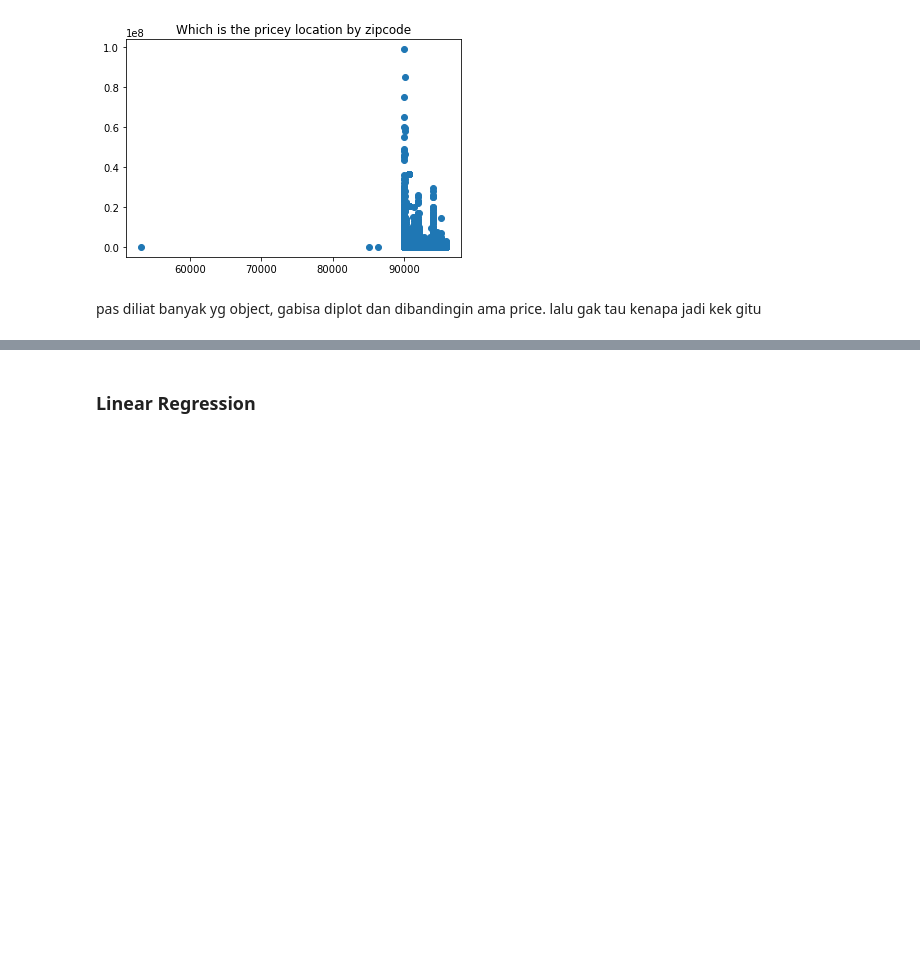
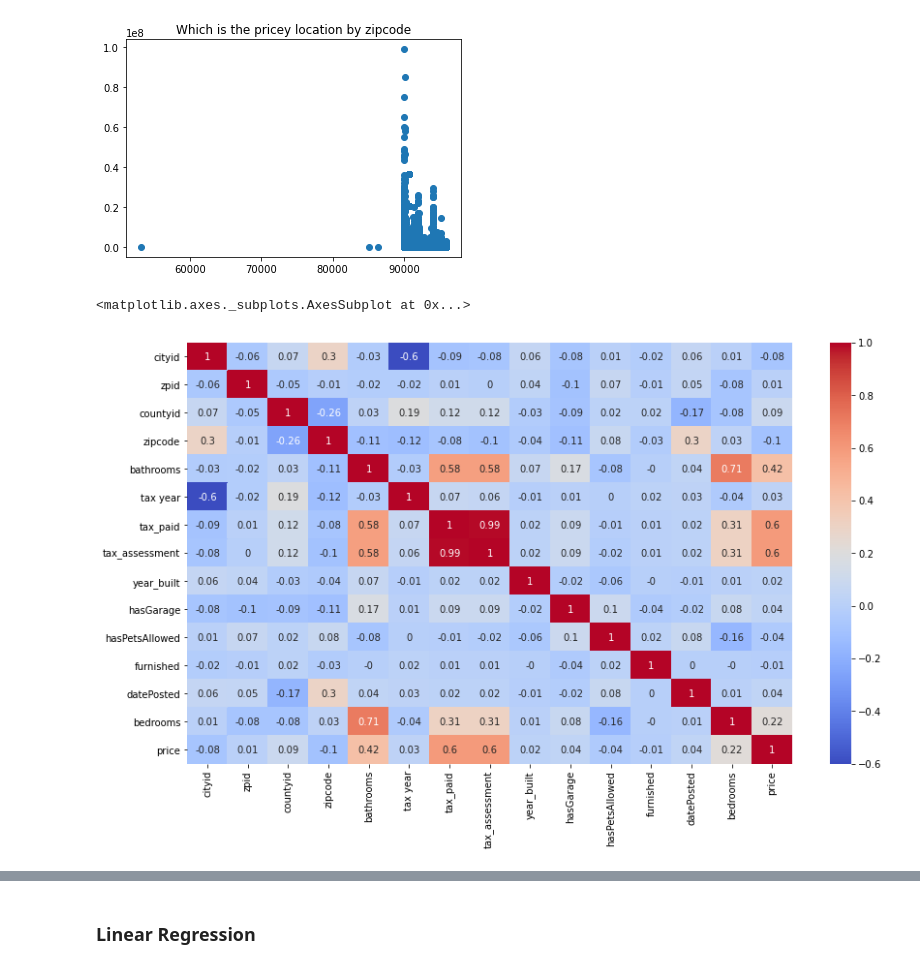
Before and after one commit to Myckland/RDMS_Competition, a Jupyter notebook: Descriptive Analysis of Dataset RDMS.ipynb, the cells around one changed output, grey strips where cells are left out. Drawn from its saved outputs; the diff is of its cells as text; code cells hidden in the pictures; blank space fills up the shorter version.

Commit message:
Added Correlation Matrix

```diff
--- a/Descriptive Analysis of Dataset RDMS.ipynb
+++ b/Descriptive Analysis of Dataset RDMS.ipynb
@@ -68,5 +68,3 @@ plt.title("Which is the pricey location by zipcode")
 # %% [output]
 Text(0.5, 1.0, 'Which is the pricey location by zipcode')
 [figure]
-# %% [markdown]
-pas diliat banyak yg object, gabisa diplot dan dibandingin ama price. lalu gak tau kenapa jadi kek gitu
@@ -72,0 +73,8 @@ pas diliat banyak yg object, gabisa diplot dan dibandingin ama price. lalu gak t
+# %%
+# Plot the correlation heatmap
+plt.figure(figsize = (14,8))
+corr_matrix = data.corr().round(2)
+sns.heatmap(data=corr_matrix,cmap='coolwarm',annot=True)
+# %% [output]
+<matplotlib.axes._subplots.AxesSubplot at 0x...>
+[figure, added]
```
Also changed, not shown: parts of 9 cells of this notebook.
